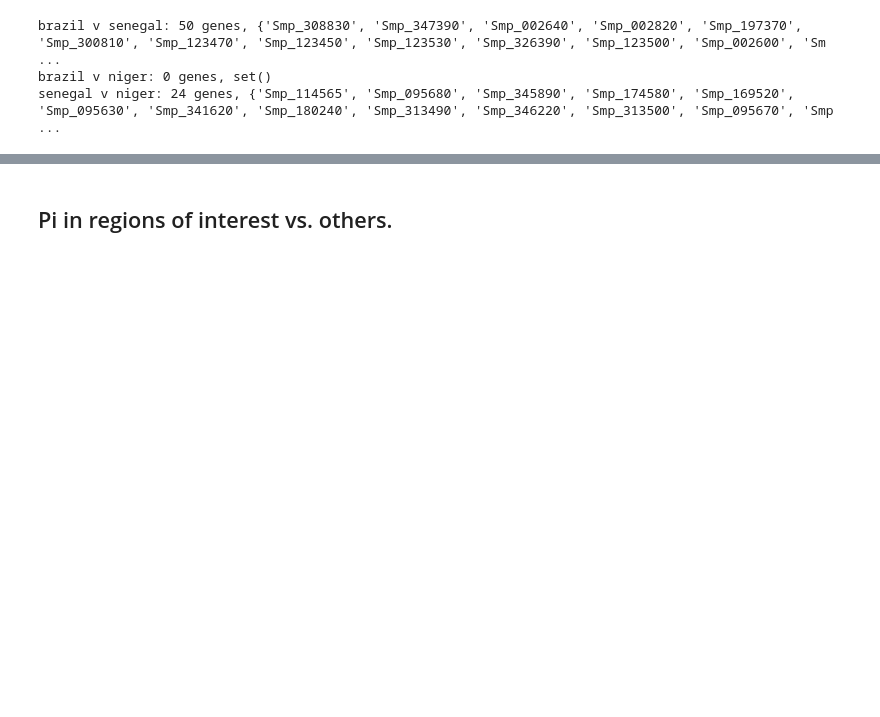
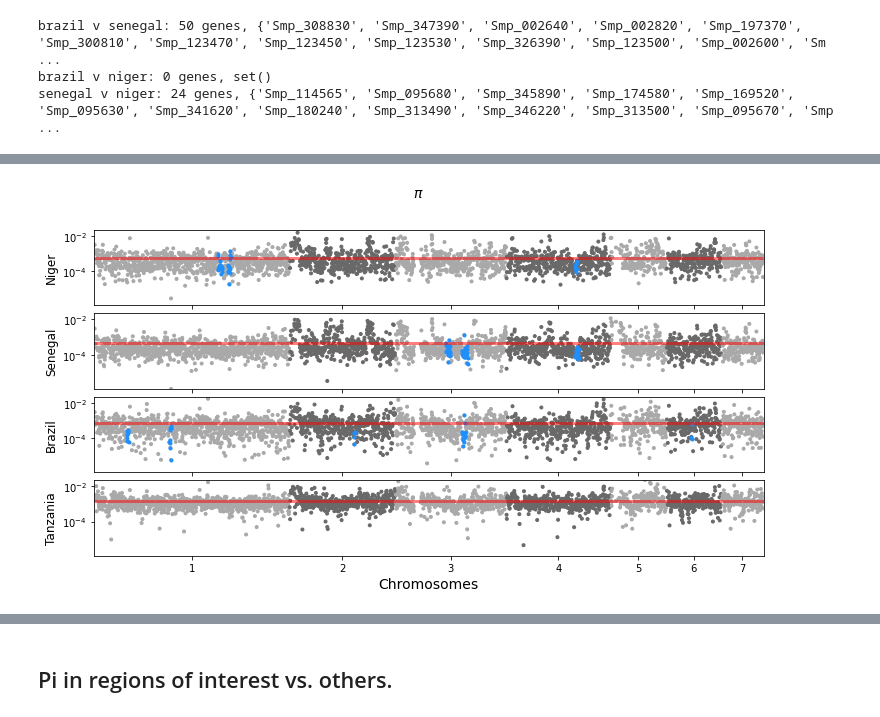
Before and after one commit to nealplatt/sch_man_nwinvasion, a Jupyter notebook: notebooks/test_of_selection.ipynb, the cells around one changed output, grey strips where cells are left out. Saved outputs shown, nothing was run; the diff lists cells and outputs as text; code cells hidden in the pictures; blank space fills up the shorter version.

```diff
--- a/notebooks/test_of_selection.ipynb
+++ b/notebooks/test_of_selection.ipynb
@@ -922,0 +1064,78 @@ senegal v niger: 24 genes, {'Smp_114565', 'Smp_095680', 'Smp_345890', 'Smp_17458
+# %%
+#get ylims from pis
+pis=np.array([])
+for pop in ["brazil", "tanzania", "niger", "senegal"]:
+    pis=np.append(pis, pi_dfs[pop]["pi"])
+
+min_pi=pis[pis>0].min()
+max_pi=pis[pis>0].max()
+
+#set up figure
+fig, axs = plt.subplots(4, sharex=True, gridspec_kw={'hspace': 0.1}, figsize=(12, 6)) #gridspec_kw={'hspace': 0.1}
+
+#plot scatter for pi and each pop
+i=0
+for pop in ["niger", "senegal", "brazil", "tanzania"]:
+
+    ########################
+    # normal pi
+    ########################
+    #add info for figure including x position and the point color
+    cs=[]
+    xs=[]
+    for index, row in pi_dfs[pop].iterrows():
+        pos=(row["start"] + row["stop"])/2
+        cs.append(colors[row["chrom"]])
+        xs.append(cumul_start[row["chrom"]] + pos)
+
+    #get data without missing values
+    pis=pi_dfs[pop]["pi"]
+
+    #plot
+    axs[i].scatter(xs, pis, marker =".", c = cs)
+
+    #add line at mean pi
+    axs[i].axhline(y=pis.mean(), xmin=0, xmax=scanned_size, color="red", linewidth=3, alpha=0.5)
+
+
+    ########################
+    # sig pi
+    ########################
+    xs=[]
+    spi_df=sig_pi_df.loc[sig_pi_df["pop"] == pop]
+
+    for index, row in spi_df.iterrows():
+        pos=(row["start"] + row["stop"])/2
+        xs.append(cumul_start[row["chrom"]] + pos)
+
+    spis=spi_df["pi"]
+    axs[i].scatter(xs, spis, marker =".", c = "dodgerblue")
+
+    #make the axis labeling
+    axs[i].set_ylabel("{}".format(pop.title()), fontsize=12)
+    axs[i].set_yscale('log')
+    axs[i].set_ylim(min_pi,max_pi)
+
+    #increment to the next population (and subplot)
+    i=i+1
+
+# #add tick
+tick_lbls = [ "1", "2", "3", "4", "5", "6" ,"7"]
+plt.setp(axs, xticks=ticks, xticklabels=tick_lbls)
+
+# #set xlims
+plt.xlim(0, scanned_size)
+plt.xlabel("Chromosomes", fontsize=14)
+
+# #set the title
+title="$\pi$"
+fig.suptitle(title, fontsize=14)
+
+# #plt.tight_layout()
+
+fig.savefig("results/selection_peaks/pi_across_the_genome.png".format(pop), dpi=300)
+# #fig.savefig("results/selection_peaks/pi_across_the_genome.svg".format(pop))
+plt.show()
+plt.close()
+# %% [output]
+[figure, added]
```
Also changed, not shown: parts of 24 cells of this notebook.
